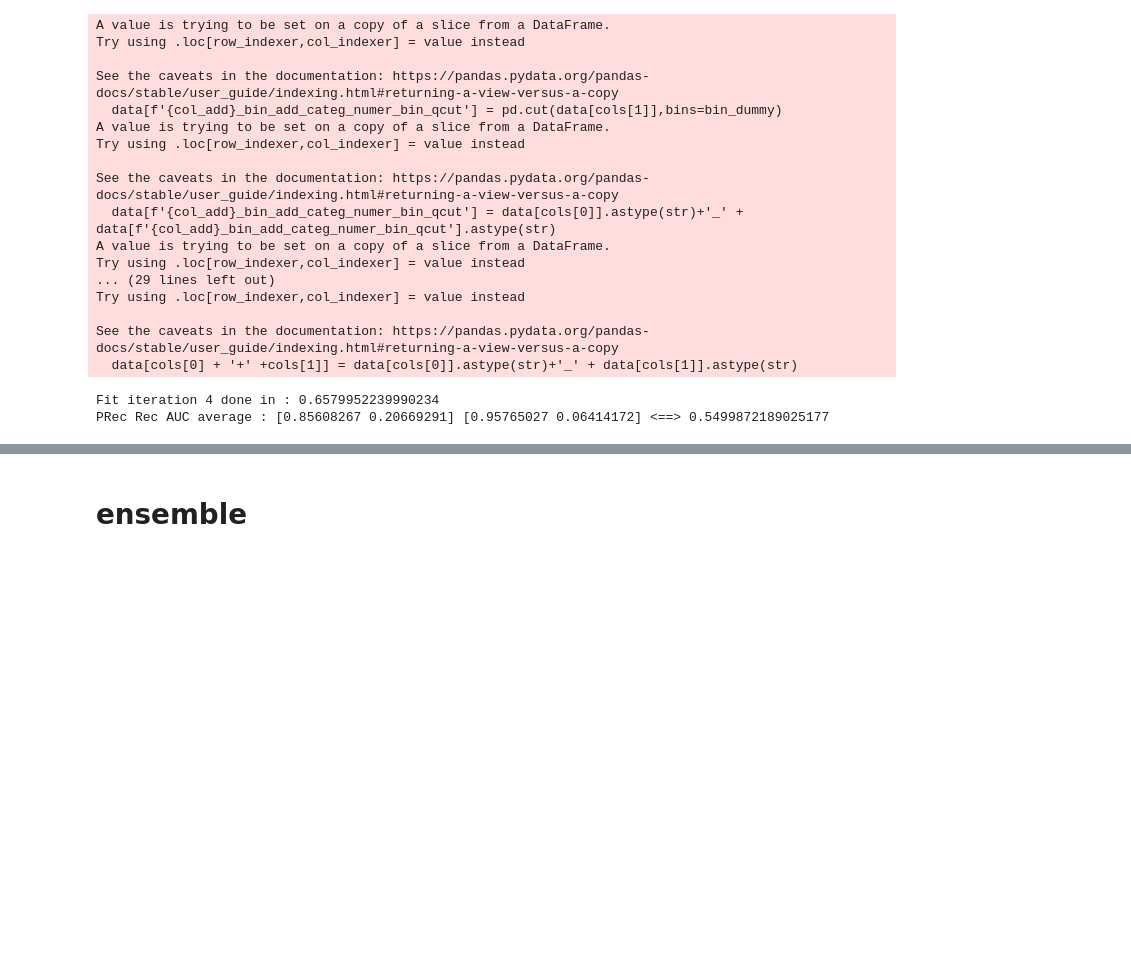
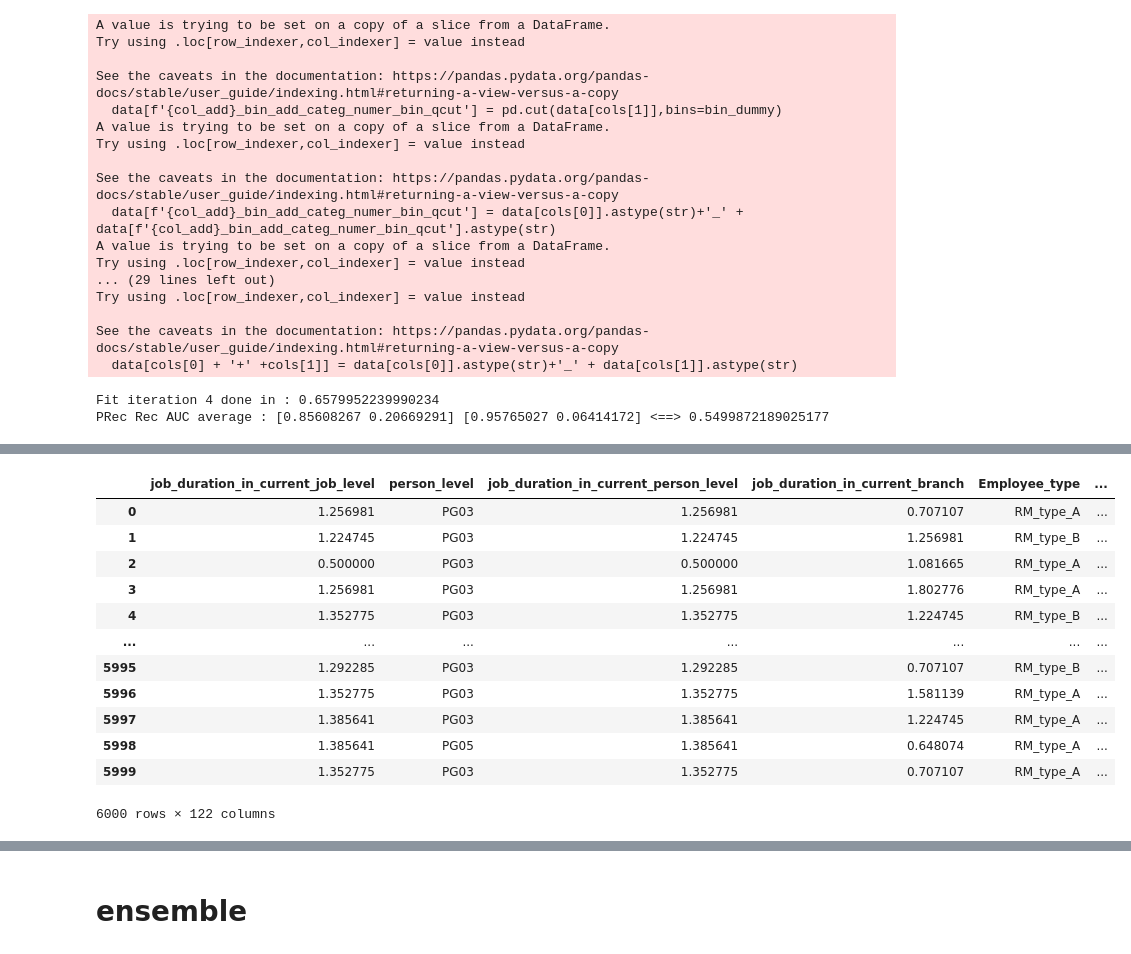
Before and after one commit to andreasmmadjiah/People-Analytics, a Jupyter notebook: BRI-Clean.ipynb, the cells around one changed output, grey strips where cells are left out. Cells and saved outputs as stored; diff of their text form; code cells hidden in the pictures; blank space fills up the shorter version.

```diff
--- a/BRI-Clean.ipynb
+++ b/BRI-Clean.ipynb
@@ -1524,0 +1524,7 @@ PRec Rec AUC average : [0.85608267 0.20669291] [0.95765027 0.06414172] <==> 0.54
+# %%
+pred_proba = fast_predict_FE(data_test.copy(),add_fes,pipelines)
+
+df_submission = pd.DataFrame({'index':data_test.index,'Best Performance':pred_proba})
+df_submission
+
+df_submission.to_csv('df_submission_20feb_SCV5CV05799_FE.csv',index=False)
@@ -1524,0 +1547,4 @@ PRec Rec AUC average : [0.85608267 0.20669291] [0.95765027 0.06414172] <==> 0.54
+# %%
+import pickle
+with open("pipelines_05799_SCV.pkl", "wb") as f:
+    pickle.dump(pipelines, f)
@@ -1524,0 +2237,16 @@ PRec Rec AUC average : [0.85608267 0.20669291] [0.95765027 0.06414172] <==> 0.54
+# %%
+data_skf = {'train':[],'val':[]}
+cv =5
+skf = StratifiedKFold(n_splits=cv,random_state = 3,shuffle = True)
+
+
+
+for train_index,val_index in skf.split(X_train,y_train):
+    add_fe = Feature_Engineering(parameters_backup)
+    add_fe.fit(data.iloc[train_index,:])
+    data_skf['train'].append([add_fe.transform(X_train.iloc[train_index,:],mode='val'),y_train.iloc[train_index]])
+    data_skf['val'].append([add_fe.transform(X_train.iloc[val_index,:],mode='val'),y_train.iloc[val_index]])
+    break
+num_cols_fe = list(data_skf['train'][0][0].select_dtypes(exclude='object').columns)
+cat_cols_fe = list(data_skf['train'][0][0].select_dtypes(include='object').columns)
+len(num_cols_fe),len(cat_cols_fe)
@@ -1524,0 +2564,4 @@ PRec Rec AUC average : [0.85608267 0.20669291] [0.95765027 0.06414172] <==> 0.54
+# %%
+cv=5
+add_fes1,add_fes2,pipelines = fast_build_model_FE_automatic_2_pipe(X_train,y_train,cv,
+                    Feature_Engineering,parameters_backup,parameters_fe,model_base=LogisticRegression(class_weight='balanced',random_state=0,max_iter=3000,C=0.0001))
@@ -1524,0 +2576,17 @@ PRec Rec AUC average : [0.85608267 0.20669291] [0.95765027 0.06414172] <==> 0.54
+# %%
+X_ha = data_test.copy()
+add_fes2[1].transform(add_fes1[1].transform(X_ha,mode='test'),mode='test')
+# %% [output]
+|  | job_duration_in_current_job_level | person_level | job_duration_in_current_person_level | job_duration_in_current_branch | Employee_type | ... |
+| 0 | 1.256981 | PG03 | 1.256981 | 0.707107 | RM_type_A | ... |
+| 1 | 1.224745 | PG03 | 1.224745 | 1.256981 | RM_type_B | ... |
+| 2 | 0.500000 | PG03 | 0.500000 | 1.081665 | RM_type_A | ... |
+| 3 | 1.256981 | PG03 | 1.256981 | 1.802776 | RM_type_A | ... |
+| 4 | 1.352775 | PG03 | 1.352775 | 1.224745 | RM_type_B | ... |
+| ... | ... | ... | ... | ... | ... | ... |
+| 5995 | 1.292285 | PG03 | 1.292285 | 0.707107 | RM_type_B | ... |
+| 5996 | 1.352775 | PG03 | 1.352775 | 1.581139 | RM_type_A | ... |
+| 5997 | 1.385641 | PG03 | 1.385641 | 1.224745 | RM_type_A | ... |
+| 5998 | 1.385641 | PG05 | 1.385641 | 0.648074 | RM_type_A | ... |
+| 5999 | 1.352775 | PG03 | 1.352775 | 0.707107 | RM_type_A | ... |
+6000 rows × 122 columns
```
Also changed, not shown: parts of 49 cells of this notebook, 1 other file.
